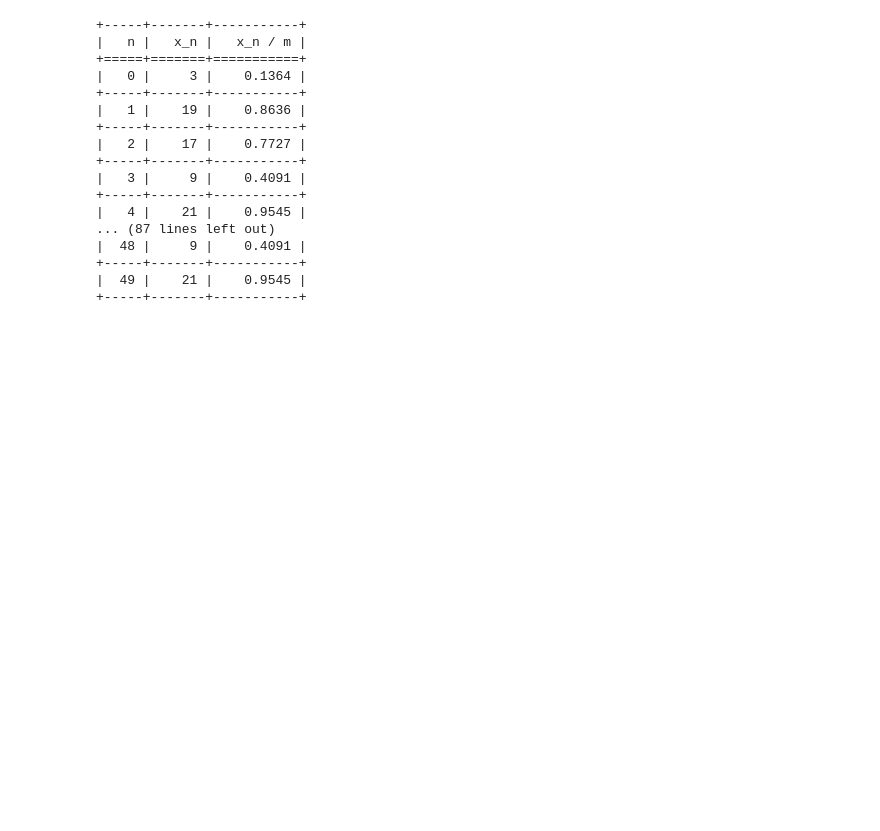
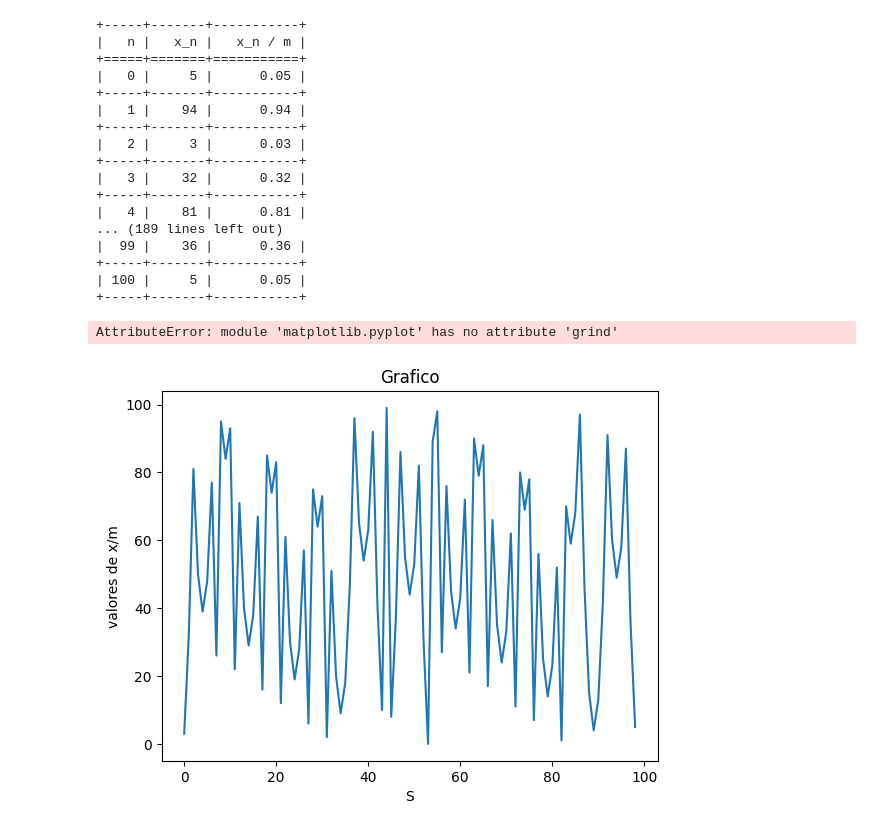
Before and after one commit to DanielaJim07/Simulaci-n-I, a Jupyter notebook: Números_Aleatorios_.ipynb, the cells around one changed output. Saved outputs shown, nothing was run; the diff lists cells and outputs as text; code cells hidden in the pictures; blank space fills up the shorter version.

```diff
--- a/Números_Aleatorios_.ipynb
+++ b/Números_Aleatorios_.ipynb
@@ -1,37 +1,53 @@
 # %% [markdown]
 <a href="https://colab.research.google.com/github/DanielaJim07/Simulaci-n-I/blob/main/N%C3%BAmeros_Aleatorios_.ipynb" target="_parent"><img src="https://colab.research.google.com/assets/colab-badge.svg" alt="Open In Colab"/></a>
 # %%
+
 from tabulate import tabulate
+import matplotlib.pyplot as plt
+import math
+import seaborn as sns
+import numpy as np
 
-
-a = 4
-c = 7
-m = 22
-x = 3  # x0
+a = 81
+c = 89
+m = 10**2
+x = 5 # x0
 
 
 valores = [["n", "x_n", "x_n / m"]]
 
 
-for n in range(50):
+for n in range(101):
     valores.append([n, x, round(x / m, 4)])
     x = (a * x + c) % m
 print(tabulate(valores, headers="firstrow", tablefmt="grid"))
+
+lista = [row[1] for row in valores[3:]]
+plt.plot(lista)
+plt.title("Grafico")
+plt.xlabel("S")
+plt.ylabel("valores de x/m")
+plt.grind(True)
+
+plt.hist(lista, bins=10)
+plt.show()
 # %% [output]
 +-----+-------+-----------+
 |   n |   x_n |   x_n / m |
 +=====+=======+===========+
-|   0 |     3 |    0.1364 |
+|   0 |     5 |      0.05 |
 +-----+-------+-----------+
-|   1 |    19 |    0.8636 |
+|   1 |    94 |      0.94 |
 +-----+-------+-----------+
-|   2 |    17 |    0.7727 |
+|   2 |     3 |      0.03 |
 +-----+-------+-----------+
-|   3 |     9 |    0.4091 |
+|   3 |    32 |      0.32 |
 +-----+-------+-----------+
-|   4 |    21 |    0.9545 |
-... (87 lines left out)
-|  48 |     9 |    0.4091 |
+|   4 |    81 |      0.81 |
+... (189 lines left out)
+|  99 |    36 |      0.36 |
 +-----+-------+-----------+
-|  49 |    21 |    0.9545 |
+| 100 |     5 |      0.05 |
 +-----+-------+-----------+
+AttributeError: module 'matplotlib.pyplot' has no attribute 'grind'
+[figure, added]
```
